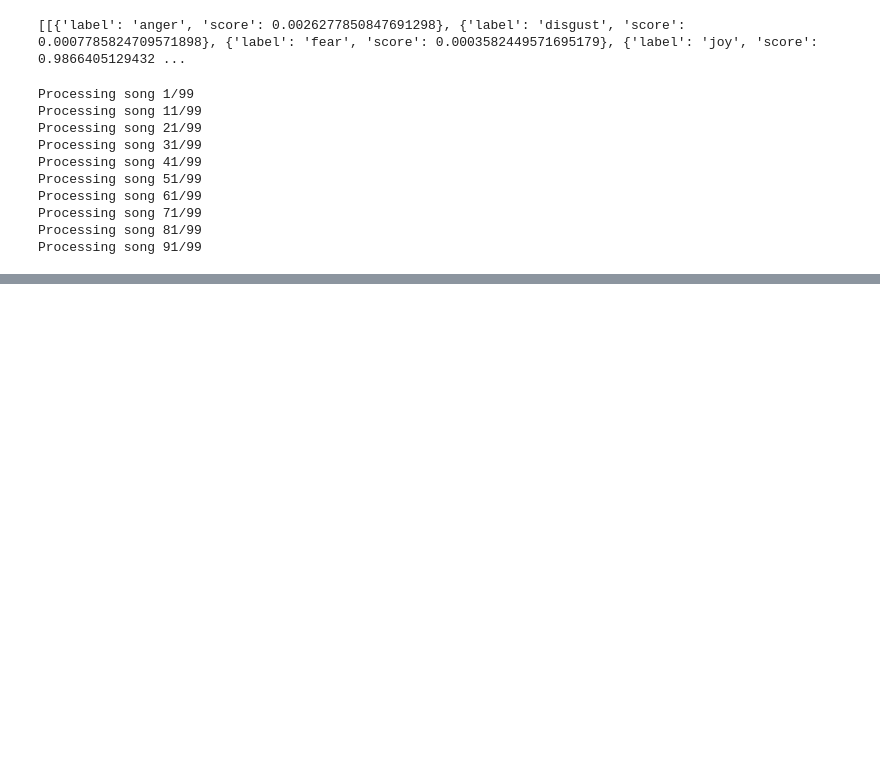
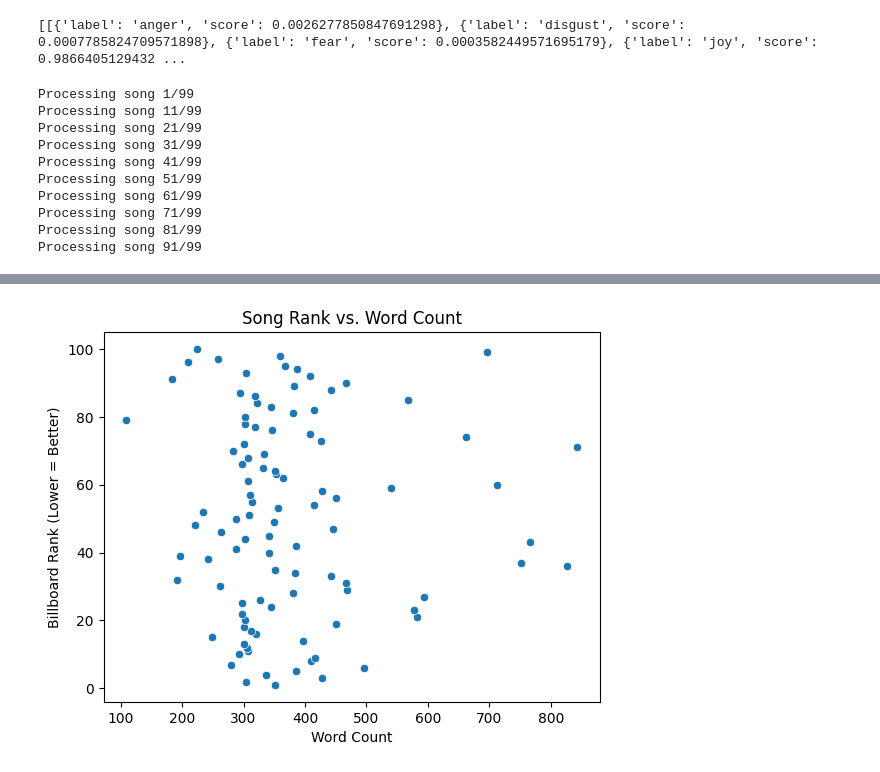
Before and after one commit to dumburger3/Lyric-Sentiment-Popularity, a Jupyter notebook: notebooks/2-data_clean_wrangle_EDA.ipynb, the cells around one changed output, grey strips where cells are left out. Cells and saved outputs as stored; diff of their text form; code cells hidden in the pictures; blank space fills up the shorter version.

```diff
--- a/notebooks/2-data_clean_wrangle_EDA.ipynb
+++ b/notebooks/2-data_clean_wrangle_EDA.ipynb
@@ -247,0 +289,8 @@ data
+# %%
+sns.scatterplot(x='word_count', y='rank', data=df)
+plt.title('Song Rank vs. Word Count')
+plt.xlabel('Word Count')
+plt.ylabel('Billboard Rank (Lower = Better)')
+plt.show()
+# %% [output]
+[figure, added]
```
Also changed, not shown: parts of 11 cells of this notebook.
